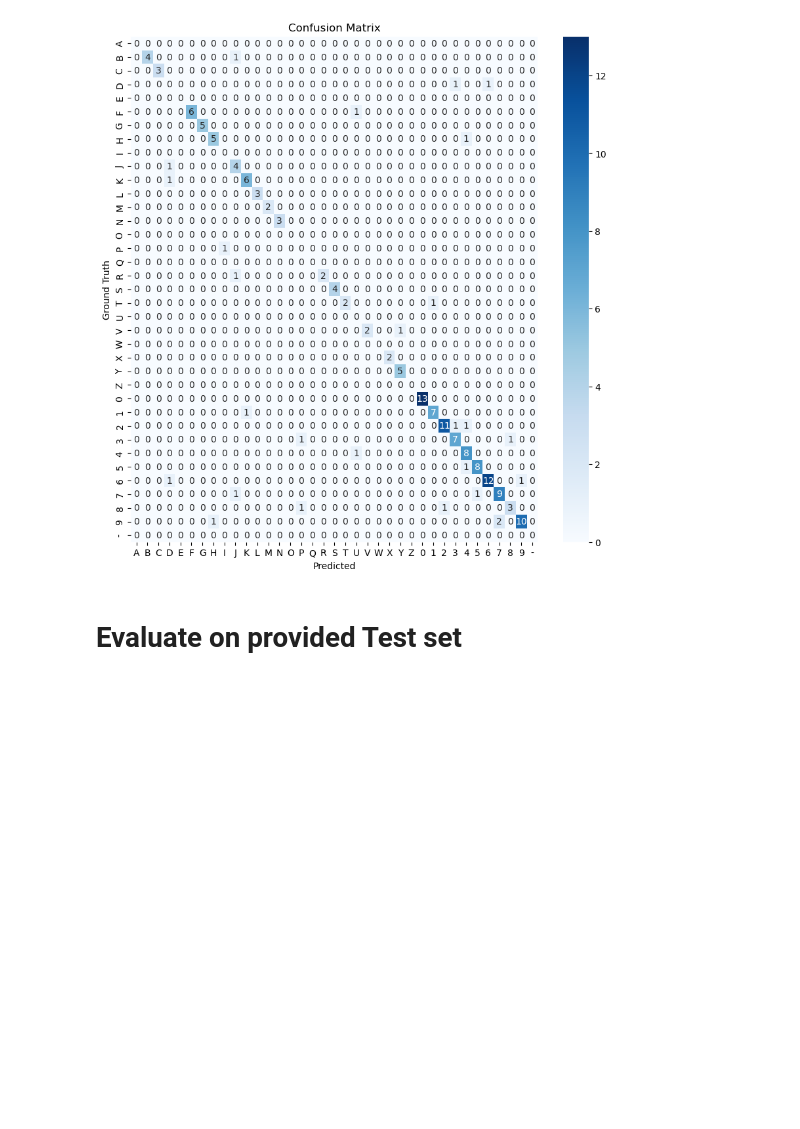
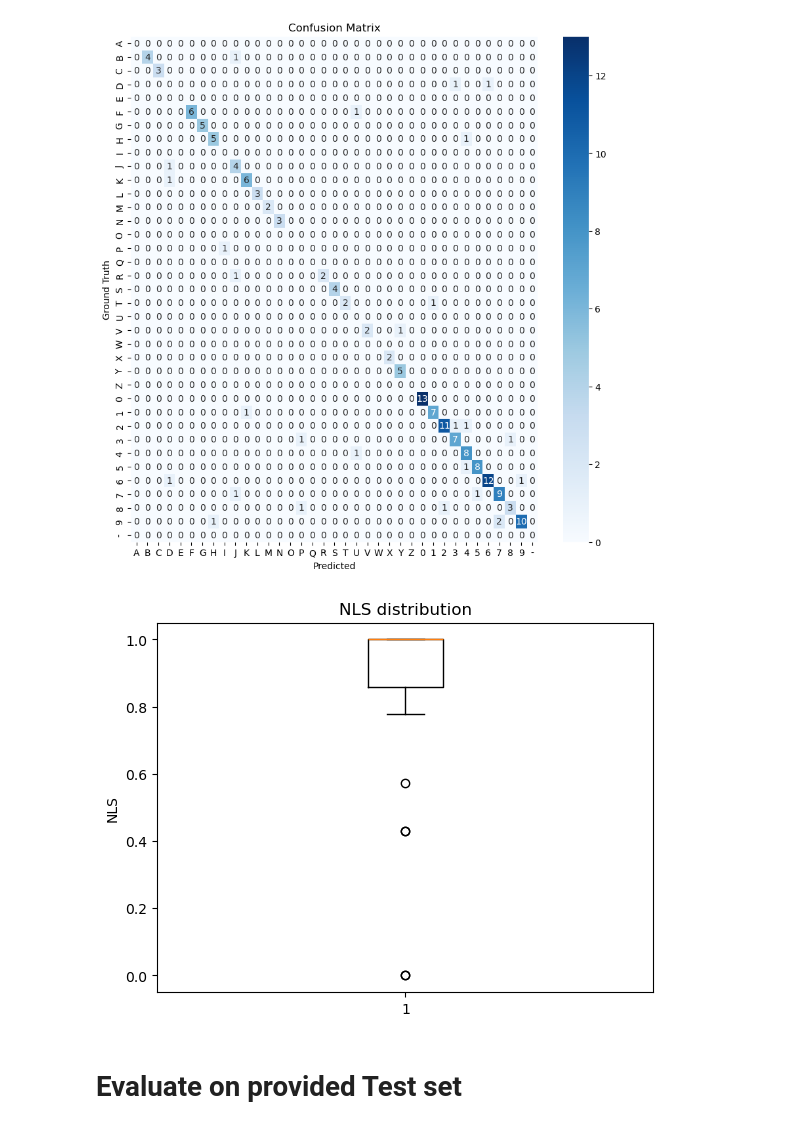
Before and after one commit to marinocom/ANPR-GIA, a Jupyter notebook: notebooks/evaluation.ipynb, the cells around one changed output. Saved outputs shown, nothing was run; the diff lists cells and outputs as text; code cells hidden in the pictures; blank space fills up the shorter version.

Commit message:
Make boxplot

```diff
--- a/notebooks/evaluation.ipynb
+++ b/notebooks/evaluation.ipynb
@@ -53,6 +53,16 @@ Most confused characters:  (9,7) (B,J) (D,3) (D,6) (F,U)
 plot_confusion_matrix(metrics["conf_matrix"], characters)
 # %% [output]
 [figure]
+# %%
+import matplotlib.pyplot as plt
+metrics["nls"]
+
+plt.boxplot(metrics["nls"])
+plt.title("NLS distribution")
+plt.ylabel("NLS")
+plt.show()
+# %% [output]
+[figure, added]
 # %% [markdown]
 # Evaluate on provided Test set
 # %%
```
